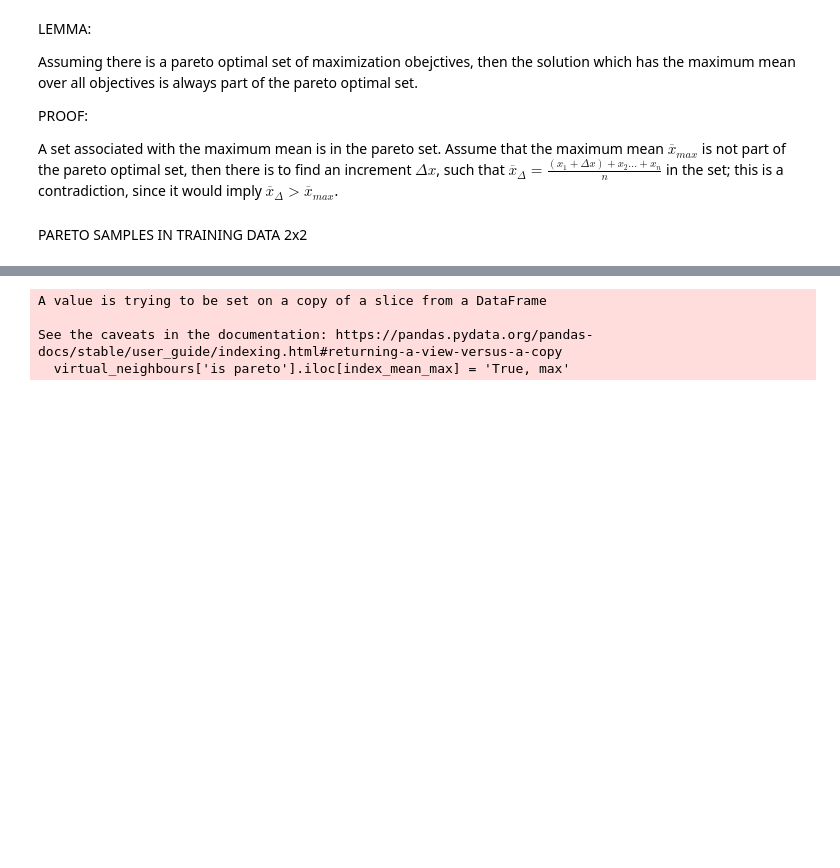
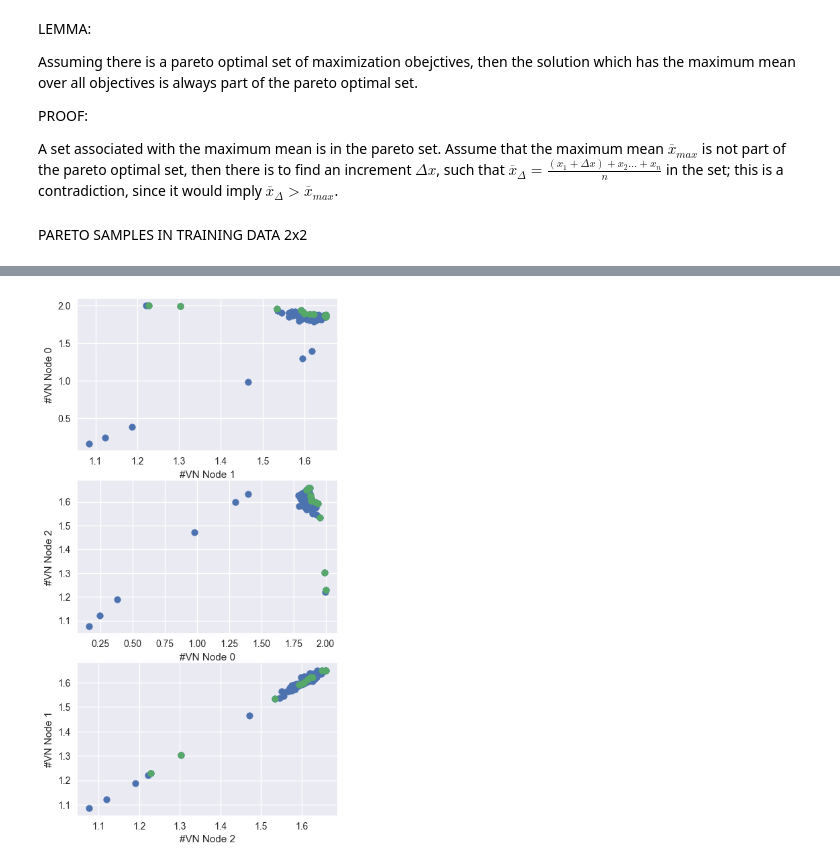
Before and after one commit to Luisenden/qnetsur, a Jupyter notebook: notebooks/paretotrial.ipynb, the cells around one changed output, grey strips where cells are left out. Drawn from its saved outputs; the diff is of its cells as text; code cells hidden in the pictures; blank space fills up the shorter version.

```diff
--- a/notebooks/paretotrial.ipynb
+++ b/notebooks/paretotrial.ipynb
@@ -49,6 +73,5 @@ PARETO SAMPLES IN TRAINING DATA 2x2
 # %%
-with open('../../surdata/Sur_square2_iter-30_objective-meanopt11-09-2023_16:45.pkl', 'rb') as file:
+with open('../../surdata/SU_tree2,1_0.50h_objective-meanopt_SEED42_03-08-2024_10:01:12.pkl', 'rb') as file:
     # Load the object from the file
     sur_loaded_data = pickle.load(file)
-model = sur_loaded_data[0][0]
-nnodes = len(model.y[0])
+model = sur_loaded_data
@@ -55,4 +104,5 @@ nnodes = len(model.y[0])
 # %%
-virtual_neighbours = pd.DataFrame(model.y)
-virtual_neighbours.columns = [f'node {i}' for i in range(4)]
+virtual_neighbours = pd.DataFrame(model.y) # N = 1000
+virtual_neighbours.columns = [f'node {i}' for i in range(3)]
 virtual_neighbours = virtual_neighbours[['node 0', 'node 1', 'node 2']]
+virtual_neighbours
@@ -75,14 +138,19 @@ virtual_neighbours
+# %%
+vn = virtual_neighbours.to_numpy()
 # %%
-mask = paretoset(virtual_neighbours, sense=["max"]*3)
+filter = paretoset(vn, sense=["max"]*3)
-# %%
-index_mean_max = np.argmax(np.mean(virtual_neighbours, axis=1))
-virtual_neighbours['is pareto'] = mask
-virtual_neighbours['is pareto'].iloc[index_mean_max] = 'True, max'
-# %% [output]
-A value is trying to be set on a copy of a slice from a DataFrame
-
-See the caveats in the documentation: https://pandas.pydata.org/pandas-docs/stable/user_guide/indexing.html#returning-a-view-versus-a-copy
-  virtual_neighbours['is pareto'].iloc[index_mean_max] = 'True, max'
+# %%
+fig, axs = plt.subplots(3,sharey=False, sharex=False, figsize=[5,10])
+labels = [1,0,2,1]
+for i,ax in enumerate(axs):
+    ax.scatter(x=vn[:,labels[i]], y=vn[:,labels[i+1]])
+    ax.scatter(x=vn[:,labels[i]][filter], y=vn[:,labels[i+1]][filter])
+    ax.set_xlabel(f'#VN Node {labels[i]}')
+    ax.set_ylabel(f'#VN Node {labels[i+1]}')
+
+plt.show()
+# %% [output]
+[figure, added]
 # %%
 import plotly.express as px
 import matplotlib.pyplot as plt
```
Also changed, not shown: parts of 31 cells of this notebook, 23 other files.
